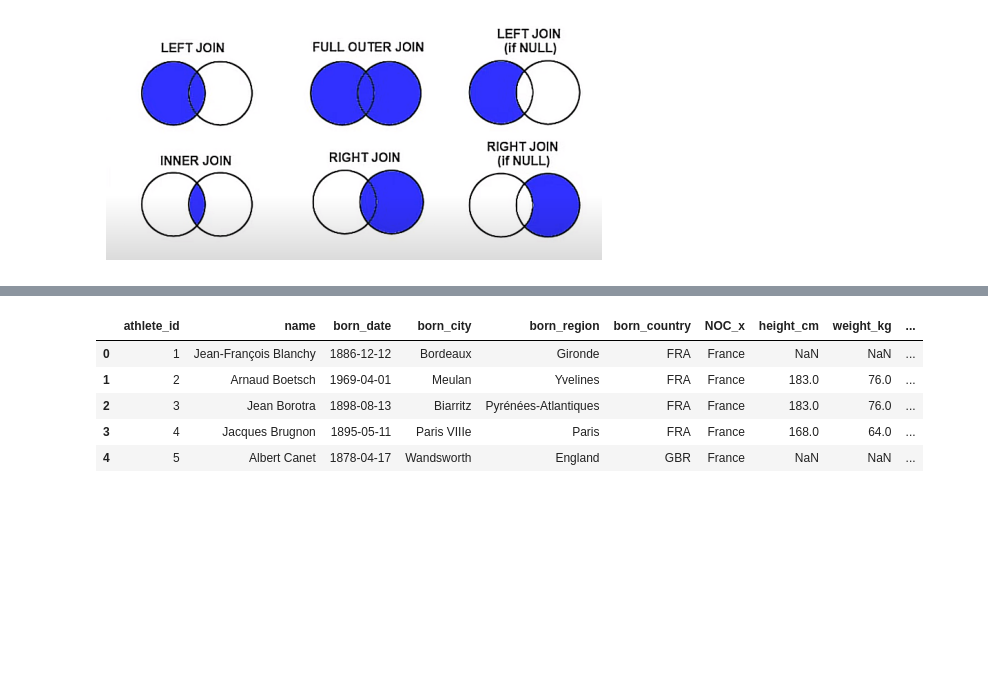
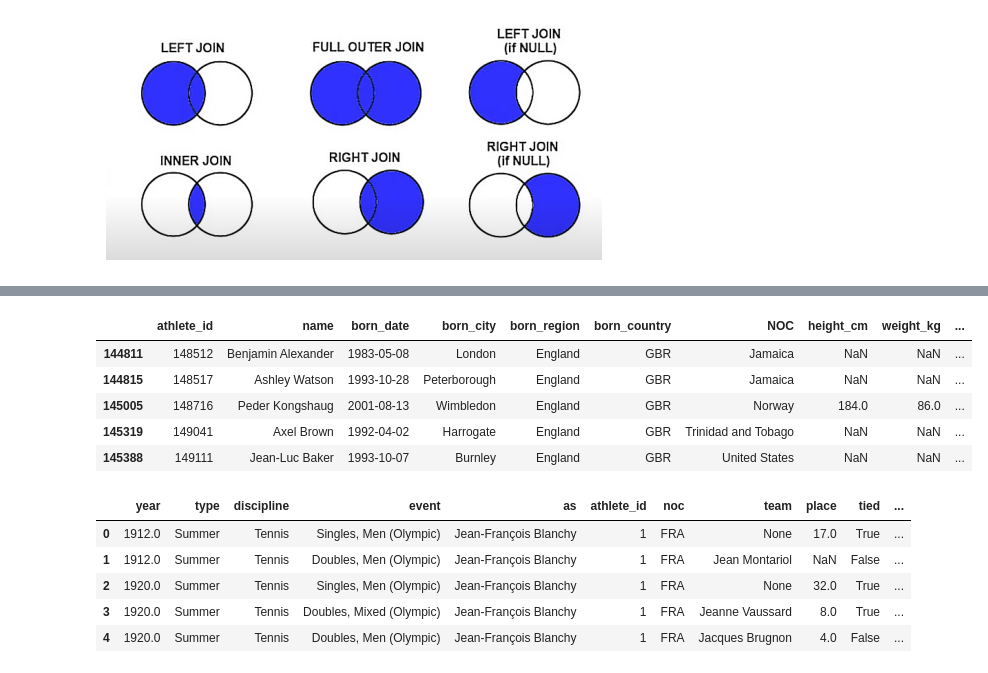
Before and after one commit to AleksandraJuras2000/Practice_Python, a Jupyter notebook: zad1.ipynb, the cells around one changed output, grey strips where cells are left out. Cells and saved outputs as stored; diff of their text form; code cells hidden in the pictures; blank space fills up the shorter version.

```diff
--- a/zad1.ipynb
+++ b/zad1.ipynb
@@ -1438,0 +1466,14 @@ bios_new.rename(columns={'region': 'born_country_full'}, inplace = True)
+# %%
+usa = bios[bios['born_country'] == 'USA'].copy()
+gbr = bios[bios['born_country'] == 'GBR'].copy()
+# %%
+new_df = pd.concat([usa, gbr]) # łączenie dwóch df do jedenj
+# %%
+new_df.tail()
+# %% [output]
+|  | athlete_id | name | born_date | born_city | born_region | born_country | NOC | height_cm | weight_kg | ... |
+| 144811 | 148512 | Benjamin Alexander | 1983-05-08 | London | England | GBR | Jamaica | NaN | NaN | ... |
+| 144815 | 148517 | Ashley Watson | 1993-10-28 | Peterborough | England | GBR | Jamaica | NaN | NaN | ... |
+| 145005 | 148716 | Peder Kongshaug | 2001-08-13 | Wimbledon | England | GBR | Norway | 184.0 | 86.0 | ... |
+| 145319 | 149041 | Axel Brown | 1992-04-02 | Harrogate | England | GBR | Trinidad and Tobago | NaN | NaN | ... |
+| 145388 | 149111 | Jean-Luc Baker | 1993-10-07 | Burnley | England | GBR | United States | NaN | NaN | ... |
@@ -1439,9 +1482,9 @@ bios_new.rename(columns={'region': 'born_country_full'}, inplace = True)
 # %%
-bios_new.head()
+combined_df.head()
 # %% [output]
-|  | athlete_id | name | born_date | born_city | born_region | born_country | NOC_x | height_cm | weight_kg | ... |
-| 0 | 1 | Jean-François Blanchy | 1886-12-12 | Bordeaux | Gironde | FRA | France | NaN | NaN | ... |
-| 1 | 2 | Arnaud Boetsch | 1969-04-01 | Meulan | Yvelines | FRA | France | 183.0 | 76.0 | ... |
-| 2 | 3 | Jean Borotra | 1898-08-13 | Biarritz | Pyrénées-Atlantiques | FRA | France | 183.0 | 76.0 | ... |
-| 3 | 4 | Jacques Brugnon | 1895-05-11 | Paris VIIIe | Paris | FRA | France | 168.0 | 64.0 | ... |
-| 4 | 5 | Albert Canet | 1878-04-17 | Wandsworth | England | GBR | France | NaN | NaN | ... |
+|  | year | type | discipline | event | as | athlete_id | noc | team | place | tied | ... |
+| 0 | 1912.0 | Summer | Tennis | Singles, Men (Olympic) | Jean-François Blanchy | 1 | FRA | None | 17.0 | True | ... |
+| 1 | 1912.0 | Summer | Tennis | Doubles, Men (Olympic) | Jean-François Blanchy | 1 | FRA | Jean Montariol | NaN | False | ... |
+| 2 | 1920.0 | Summer | Tennis | Singles, Men (Olympic) | Jean-François Blanchy | 1 | FRA | None | 32.0 | True | ... |
+| 3 | 1920.0 | Summer | Tennis | Doubles, Mixed (Olympic) | Jean-François Blanchy | 1 | FRA | Jeanne Vaussard | 8.0 | True | ... |
+| 4 | 1920.0 | Summer | Tennis | Doubles, Men (Olympic) | Jean-François Blanchy | 1 | FRA | Jacques Brugnon | 4.0 | False | ... |
```
Also changed, not shown: parts of 27 cells of this notebook.
